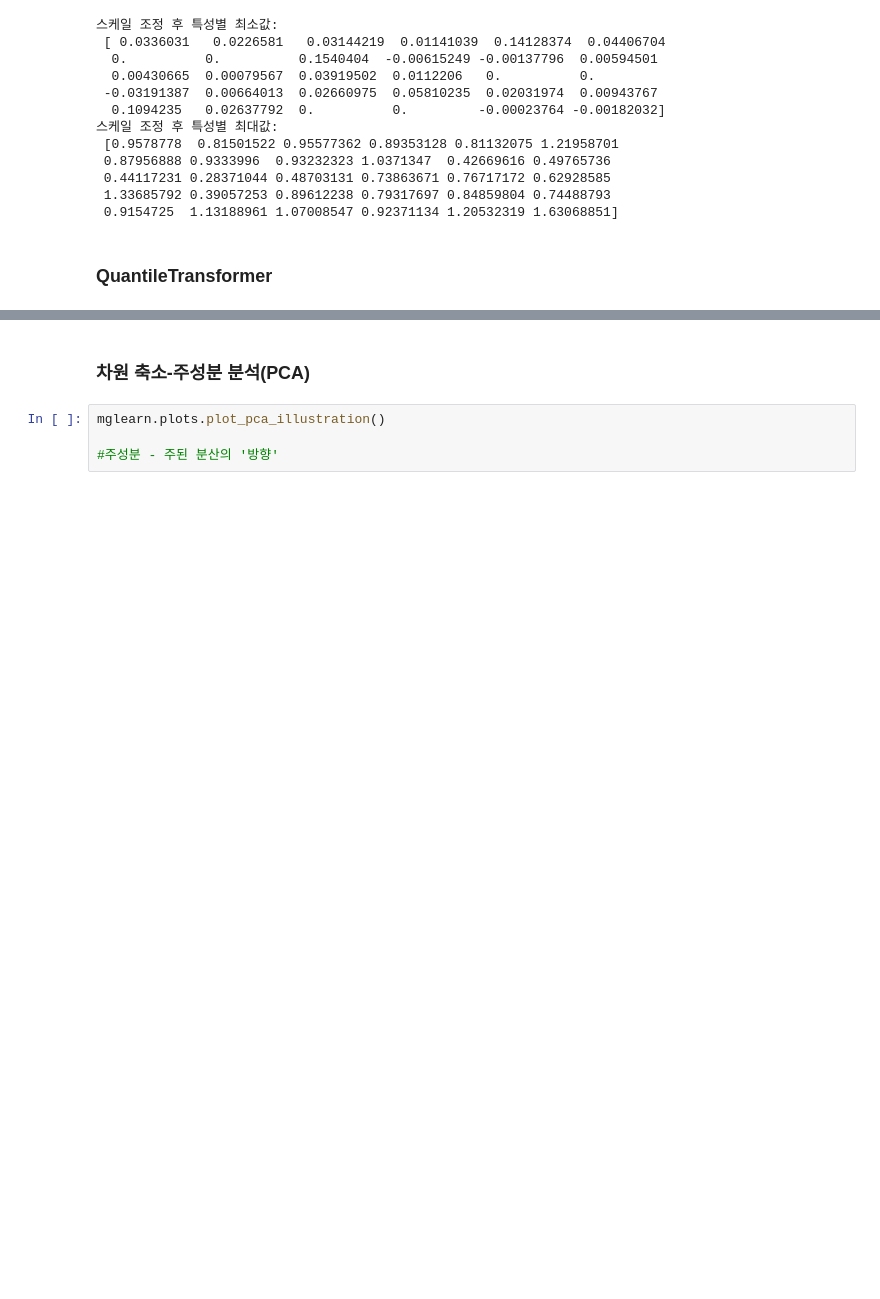
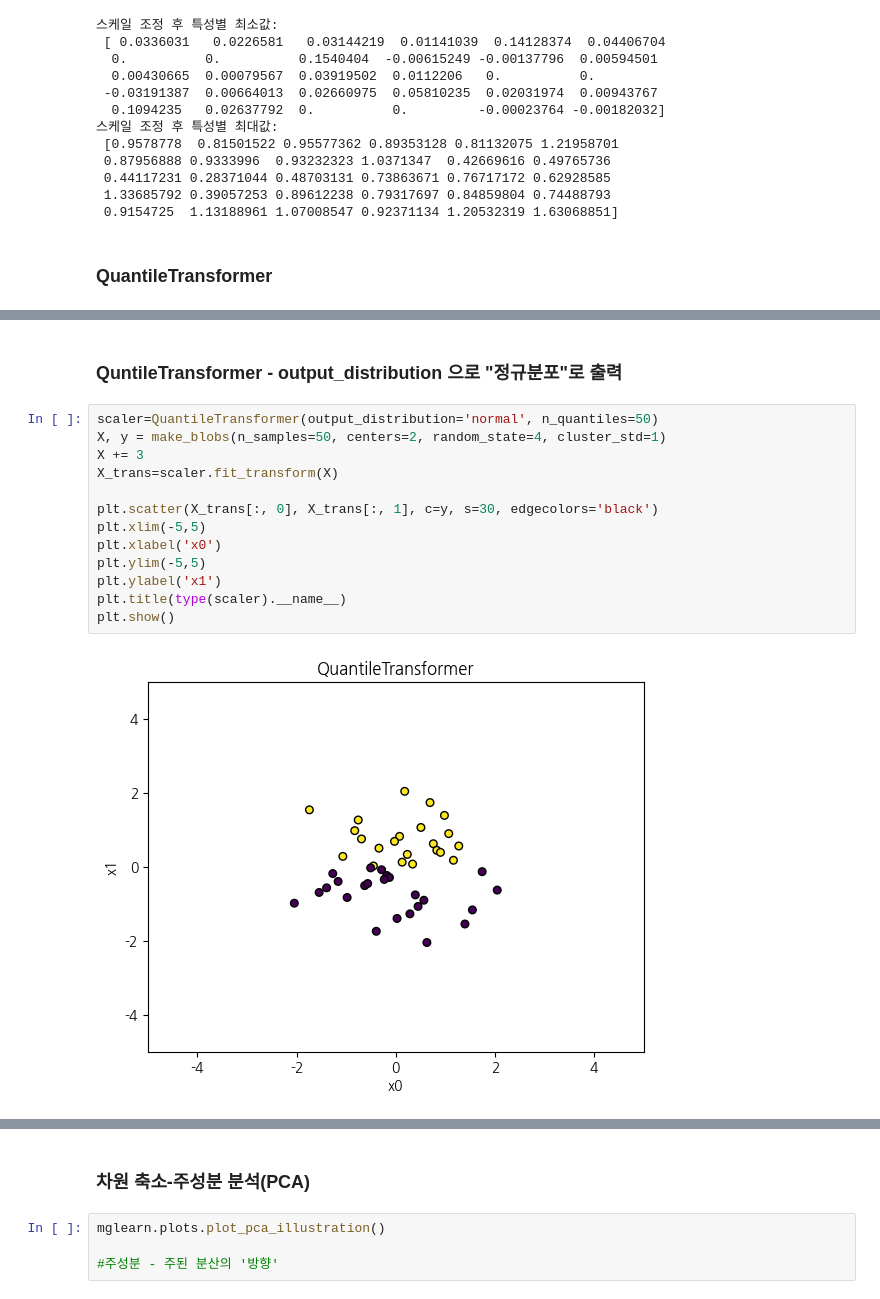
Before and after one commit to flowerdeerjeannie/Machine_Learning, a Jupyter notebook: 03.ipynb, the cells around one changed output, grey strips where cells are left out. Cells and saved outputs as stored; diff of their text form; blank space fills up the shorter version.

```diff
--- a/03.ipynb
+++ b/03.ipynb
@@ -101,0 +166,17 @@ print("스케일 조정 후 특성별 최대값:\n", X_test_scaled.max(axis=0))
+# %% [markdown]
+### QuntileTransformer - output_distribution 으로 "정규분포"로 출력
+# %%
+scaler=QuantileTransformer(output_distribution='normal', n_quantiles=50)
+X, y = make_blobs(n_samples=50, centers=2, random_state=4, cluster_std=1)
+X += 3
+X_trans=scaler.fit_transform(X)
+
+plt.scatter(X_trans[:, 0], X_trans[:, 1], c=y, s=30, edgecolors='black')
+plt.xlim(-5,5)
+plt.xlabel('x0')
+plt.ylim(-5,5)
+plt.ylabel('x1')
+plt.title(type(scaler).__name__)
+plt.show()
+# %% [output]
+[figure, added]
```
Also changed, not shown: parts of 19 cells of this notebook.
